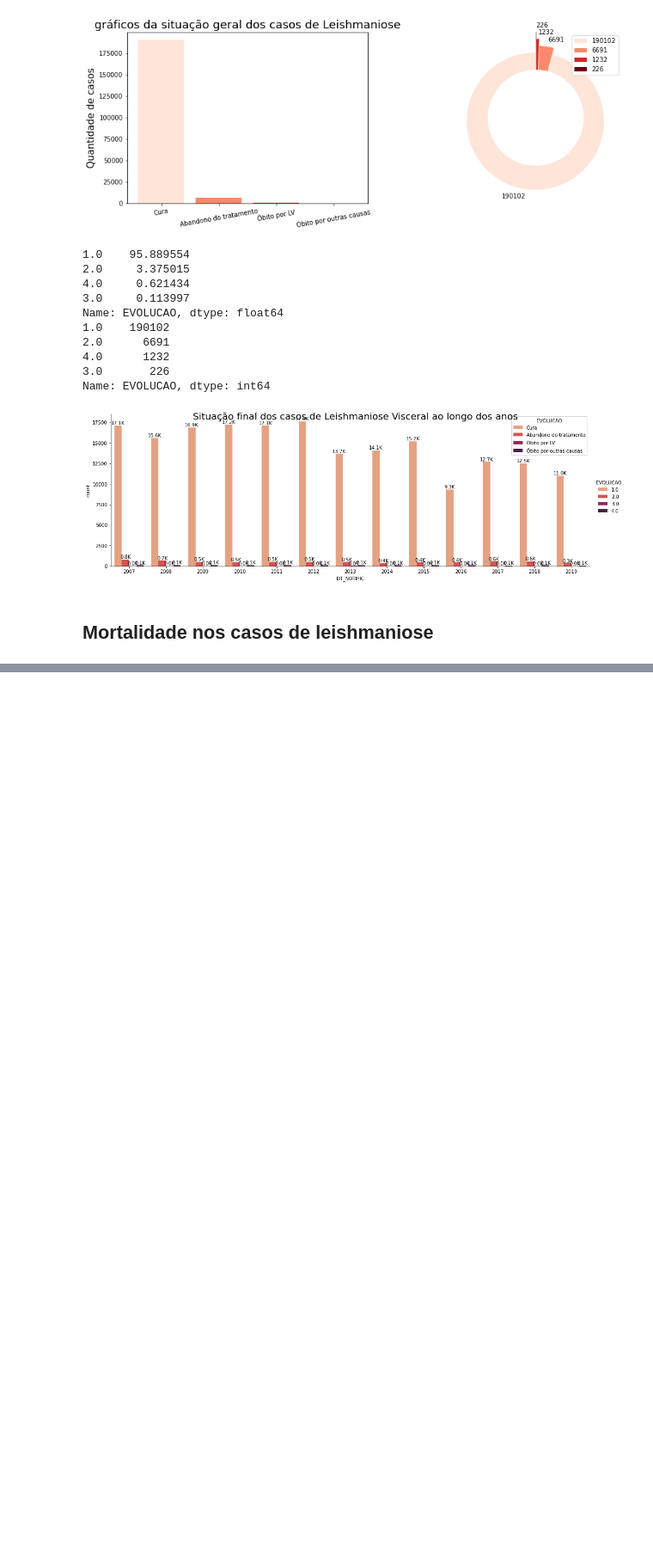
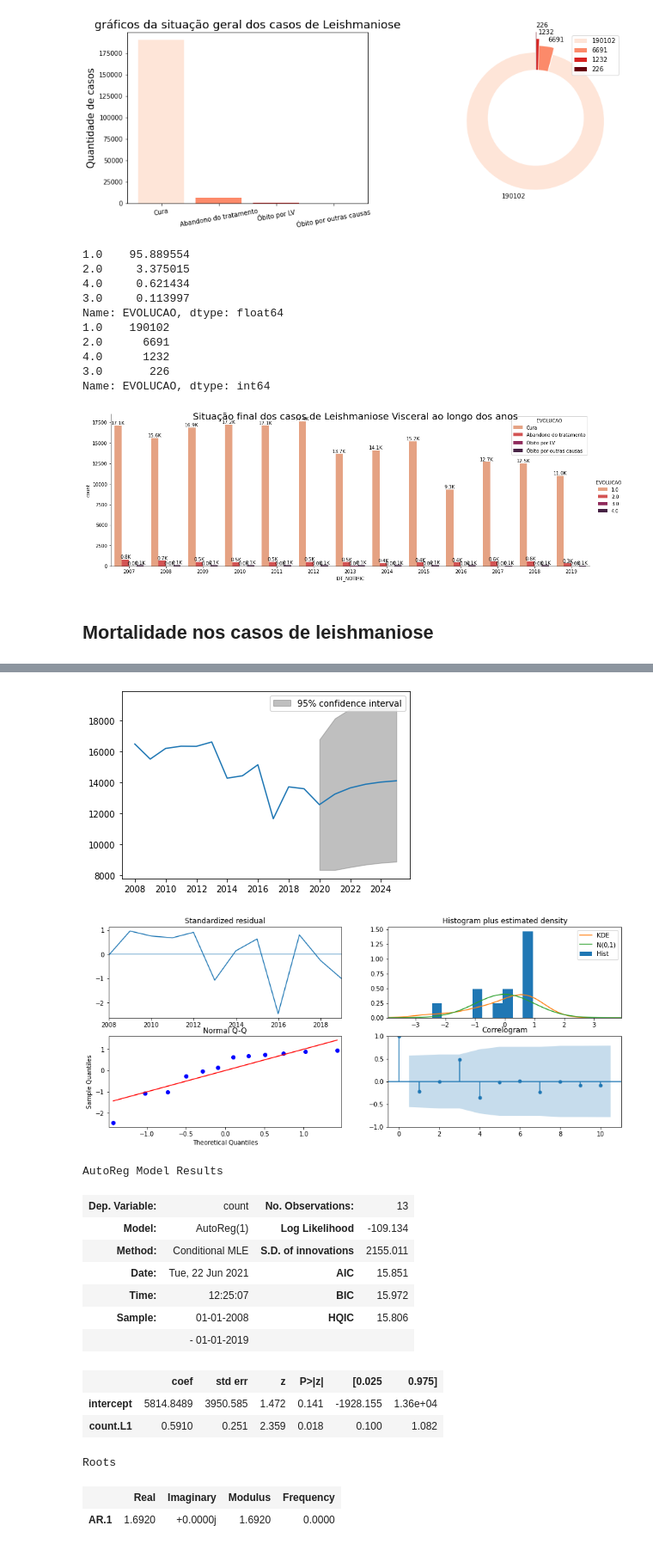
Before and after one commit to L182487/data4health, a Jupyter notebook: notebooks/exp_analysis_LTA.ipynb, the cells around one changed output, grey strips where cells are left out. Shown at 86% size. Drawn from its saved outputs; the diff is of its cells as text; code cells hidden in the pictures; blank space fills up the shorter version.

Commit message:
prints

```diff
--- a/notebooks/exp_analysis_LTA.ipynb
+++ b/notebooks/exp_analysis_LTA.ipynb
@@ -326,0 +333,31 @@ plt.show()
+# %%
+# série temporal a ser utilizada
+df['DT_NOTIFIC'] = pd.to_datetime(df['DT_NOTIFIC'])
+
+time_series = pd.DataFrame(df['DT_NOTIFIC'].value_counts().reset_index())
+time_series.columns = ['date', 'count']
+
+time_series = time_series.sort_values('date', ascending=True)
+# %%
+# Auto regression model
+from statsmodels.tsa.ar_model import AutoReg
+
+time_series = time_series.sort_values('date', ascending=True) #ordenando pela data
+
+time_series = time_series.set_index('date')#
+time_series['date'] = time_series.index#
+
+model = AutoReg(time_series['count'], lags=1)
+model_fit = model.fit()
+
+#train,test = time_series[1:len(time_series)-7 ], time_series[len(time_series)-7:]#70% train 30% val
+# make prediction
+yhat = model_fit.predict(start=13, end=18) #resultado so com dados previstos
+regr = model_fit.predict(start=1, end=18) #resultado com os dados previstos e anteriores
+print("Previsões de 2020 ~ 2025:")
+print(yhat)
+
+
+forecast = model_fit.get_prediction(len(time_series['count']), len(time_series['count'])) # so tem 1 ano aqui
+print("\nMargem de confiança:")
+print(forecast.conf_int()) #intervalo de confiança, ( nesse caso foi feito so do 1o ano por causa do len do forecast)
@@ -326,0 +377,23 @@ plt.show()
+# %%
+model_fit.plot_predict(0,18) #plot da regressao com intervalo de confiança de 95%
+
+model_fit.plot_diagnostics(figsize=(15,6))
+plt.show()
+model_fit.summary()
+# %% [output]
+[figure, added]
+[figure, added]
+AutoReg Model Results
+| Dep. Variable: | count | No. Observations: | 13 |
+| Model: | AutoReg(1) | Log Likelihood | -109.134 |
+| Method: | Conditional MLE | S.D. of innovations | 2155.011 |
+| Date: | Tue, 22 Jun 2021 | AIC | 15.851 |
+| Time: | 12:25:07 | BIC | 15.972 |
+| Sample: | 01-01-2008 | HQIC | 15.806 |
+|  | - 01-01-2019 |  |  |
+|  | coef | std err | z | P>|z| | [0.025 | 0.975] |
+| intercept | 5814.8489 | 3950.585 | 1.472 | 0.141 | -1928.155 | 1.36e+04 |
+| count.L1 | 0.5910 | 0.251 | 2.359 | 0.018 | 0.100 | 1.082 |
+Roots
+|  | Real | Imaginary | Modulus | Frequency |
+| AR.1 | 1.6920 | +0.0000j | 1.6920 | 0.0000 |
```
Also changed, not shown: parts of 9 cells of this notebook, 12 other files.
